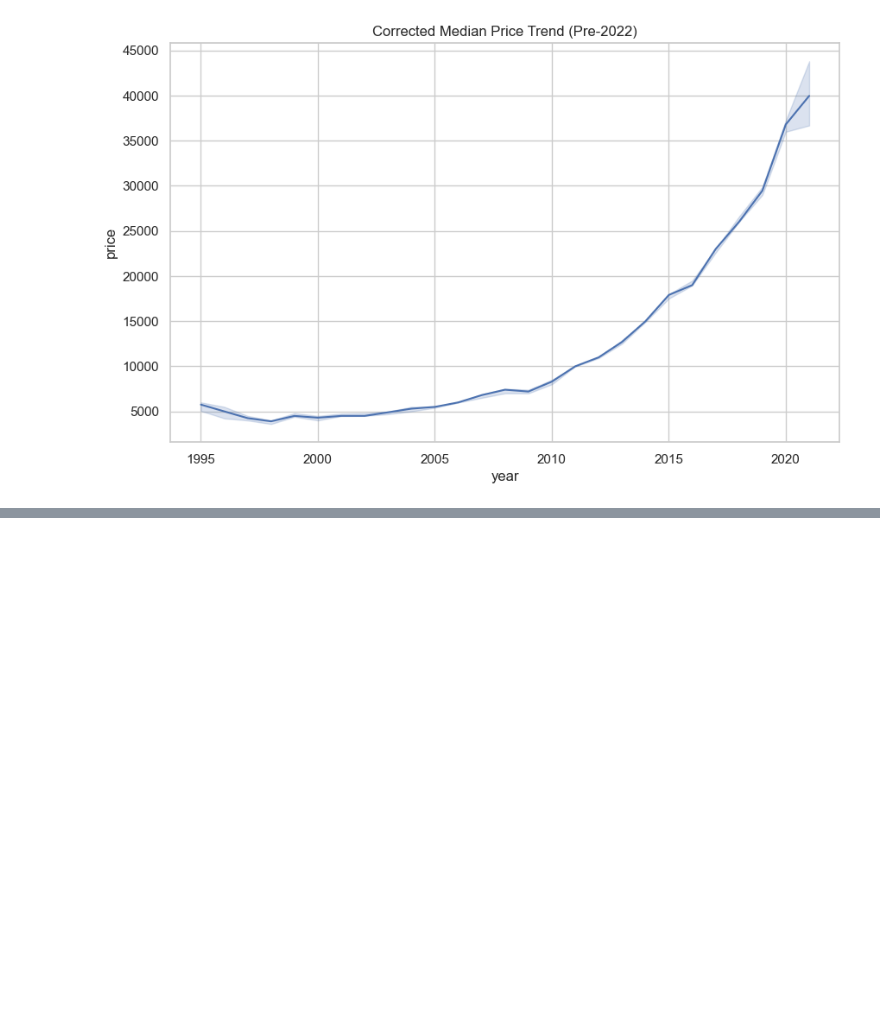
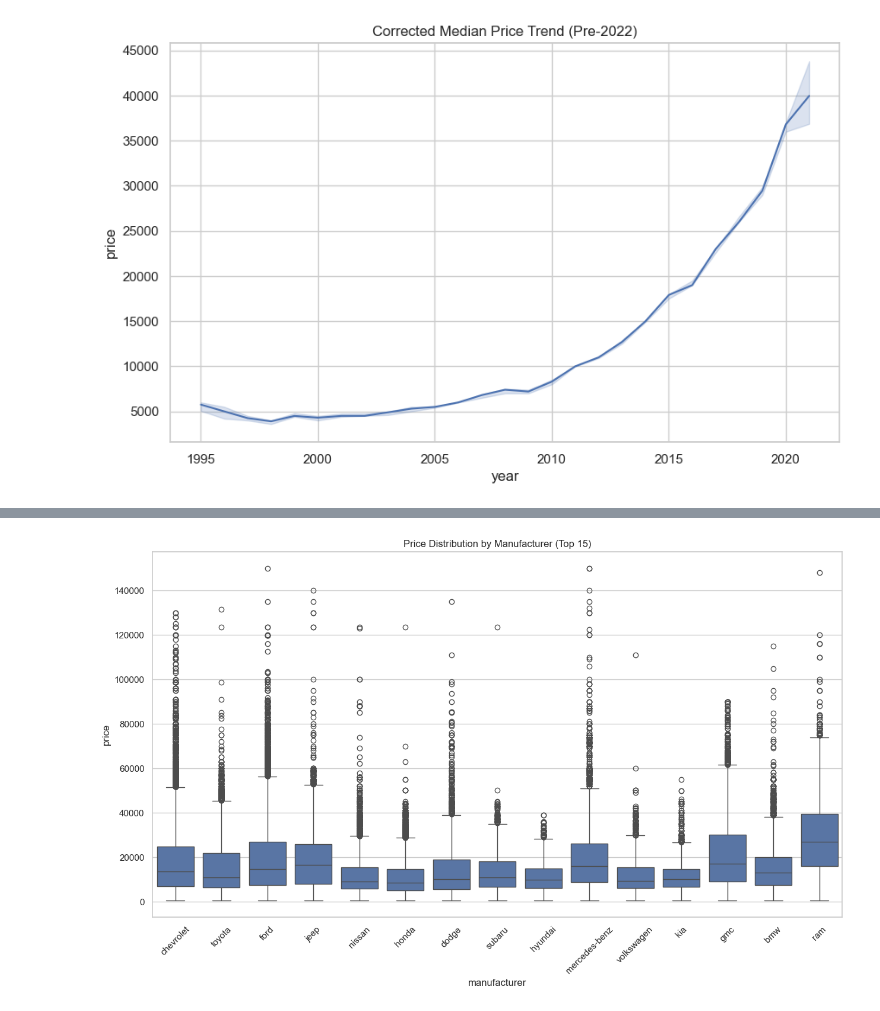
Before and after one commit to jayc888/Proyecto_nuevo_2026, a Jupyter notebook: src/explore.ipynb, the cells around one changed output, grey strips where cells are left out. Saved outputs shown, nothing was run; the diff lists cells and outputs as text; code cells hidden in the pictures; blank space fills up the shorter version.

```diff
--- a/src/explore.ipynb
+++ b/src/explore.ipynb
@@ -1148,0 +1155,12 @@ plt.show()
+# %%
+# Looking at the Top 15 most frequent manufacturers
+top_brands = df2['manufacturer'].value_counts().nlargest(15).index
+df_top = df2[df2['manufacturer'].isin(top_brands)]
+
+plt.figure(figsize=(15, 8))
+sns.boxplot(data=df_top, x='manufacturer', y='price')
+plt.xticks(rotation=45)
+plt.title('Price Distribution by Manufacturer (Top 15)')
+plt.show()
+# %% [output]
+[figure, added]
```
Also changed, not shown: parts of 34 cells of this notebook.
